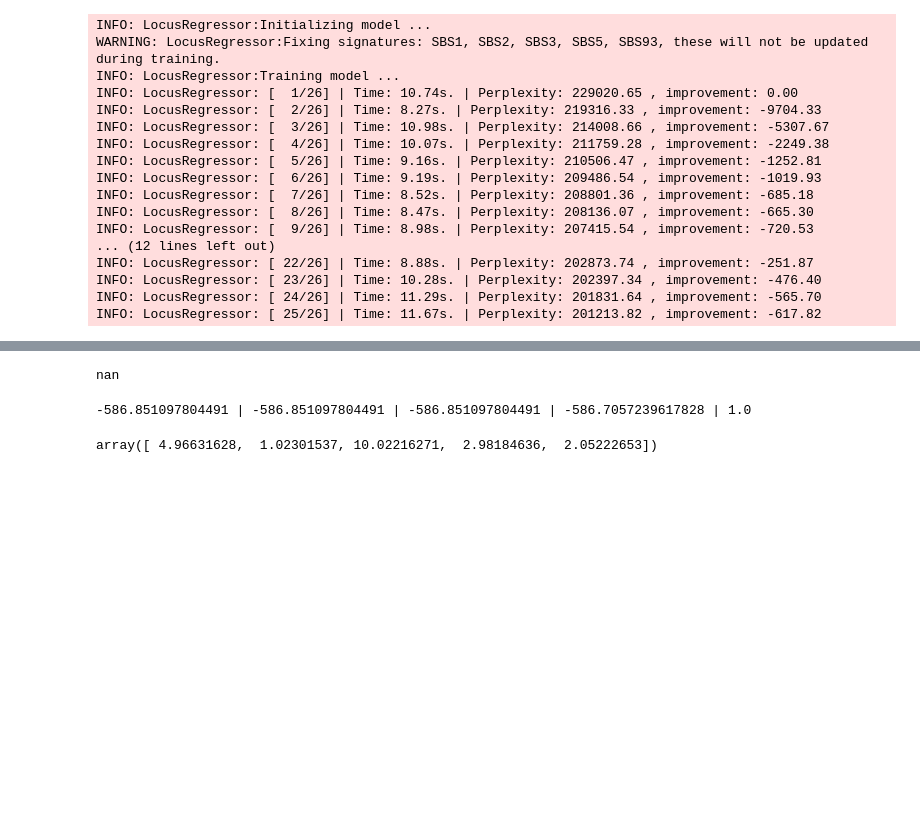
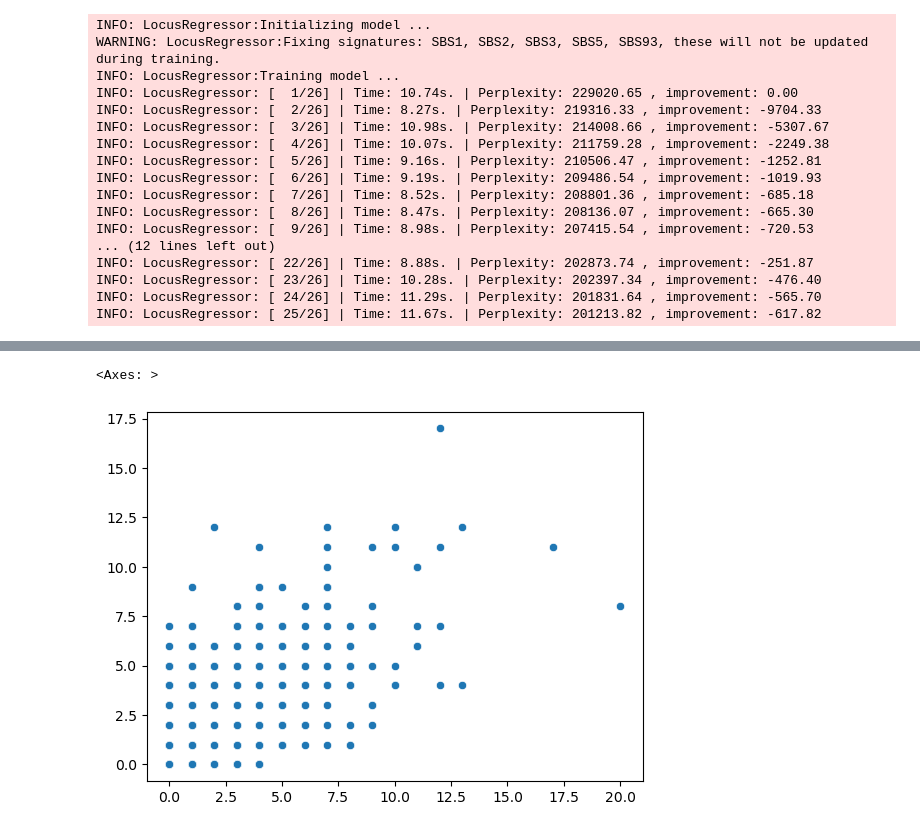
Before and after one commit to AllenWLynch/signaturemodels, a Jupyter notebook: docs/simulation_tutorial.ipynb, the cells around one changed output, grey strips where cells are left out. Drawn from its saved outputs; the diff is of its cells as text; code cells hidden in the pictures; blank space fills up the shorter version.

```diff
--- a/docs/simulation_tutorial.ipynb
+++ b/docs/simulation_tutorial.ipynb
@@ -735,4 +390,0 @@ init_score, score_fn(rate_model, X, y_nat)
-# %%
-model.mutation_rate_deviance(corpus1)
-# %% [output]
-nan
@@ -749,6 +391,13 @@ logp = np.log(gamma).mean(0)
-# %%
-alpha_hat = _dir_prior_update_step(alpha_hat, 100, logp)
-alpha_hat
-# %% [output]
--586.851097804491 | -586.851097804491 | -586.851097804491 | -586.7057239617828 | 1.0
-array([ 4.96631628,  1.02301537, 10.02216271,  2.98184636,  2.05222653])
+# %%
+lambda1 = stats.gamma(1, scale = 2/1).rvs(1000)
+#lambda2 = stats.gamma(1, scale = 1/1).rvs(1000)
+# %%
+y1 = stats.poisson(lambda1).rvs(1000)
+y2 = stats.poisson(lambda1).rvs(1000)
+# %%
+sns.scatterplot(
+    x = y1, y = y2,
+)
+# %% [output]
+<Axes: >
+[figure, added]
```
Also changed, not shown: parts of 38 cells of this notebook.
